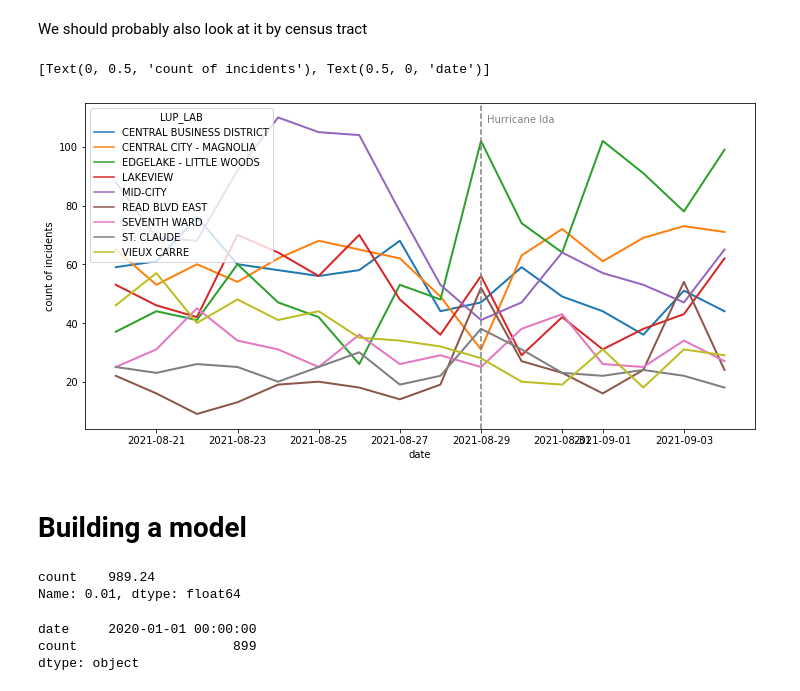
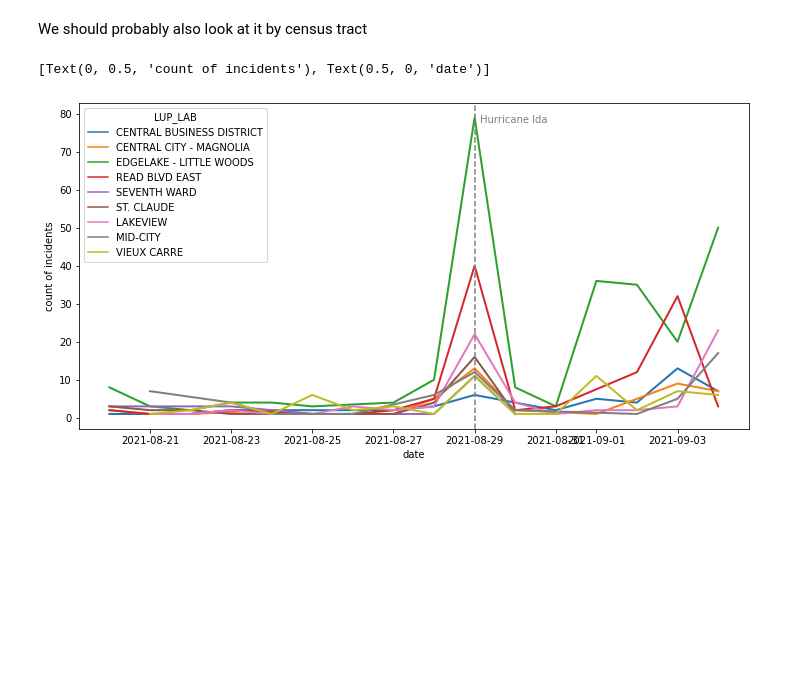
Before and after one commit to bmbejcek/nola, a Jupyter notebook: notebooks/3. Hurricane Ida Analysis.ipynb, the cells around one changed output. Drawn from its saved outputs; the diff is of its cells as text; code cells hidden in the pictures; blank space fills up the shorter version.

```diff
--- a/notebooks/3. Hurricane Ida Analysis.ipynb
+++ b/notebooks/3. Hurricane Ida Analysis.ipynb
@@ -189,18 +189,16 @@ We should probably also look at it by census tract
 # %%
 j = gpd.sjoin(geo_df, no, how="left", op='intersects')
 # %%
-s = j[j.TimeCreate>='2021-08-20']
+s = j[(j.TimeCreate>='2021-08-20')&(j.TypeText=='BURGLAR ALARM, SILENT')]
 types = s[['DateCreate', 'LUP_LAB', 'TimeClosed']].groupby(['DateCreate', 'LUP_LAB']).count().reset_index()
 fig,ax = plt.subplots(figsize = (12,6))
 sns.lineplot(data=types[types.LUP_LAB.isin(['EDGELAKE - LITTLE WOODS', 'LAKEVIEW', 'READ BLVD EAST', 'CENTRAL BUSINESS DISTRICT', 'MID-CITY', 'ST. CLAUDE', 'CENTRAL CITY - MAGNOLIA', 'VIEUX CARRE', 'SEVENTH WARD'])], x="DateCreate", y="TimeClosed", hue="LUP_LAB", linewidth=2)
 ax.axvline(datetime.strptime('20210829','%Y%m%d'), color='grey', linestyle='--')
 ax.text(0.65, 0.95,'Hurricane Ida',
      horizontalalignment='center',
      verticalalignment='center',
      transform = ax.transAxes, color='grey')
 ax.set(ylabel='count of incidents', xlabel='date')
 # %% [output]
 [Text(0, 0.5, 'count of incidents'), Text(0.5, 0, 'date')]
-[figure, old version]
+[figure, new version]
-# %% [markdown]
-# Building a model
@@ -216,11 +204,0 @@ register_matplotlib_converters()
-# %%
-day_counts.quantile(0.01)
-# %% [output]
-count    989.24
-Name: 0.01, dtype: float64
-# %%
-day_counts.min()
-# %% [output]
-date     2020-01-01 00:00:00
-count                    899
-dtype: object
```
Also changed, not shown: parts of 10 cells of this notebook.
